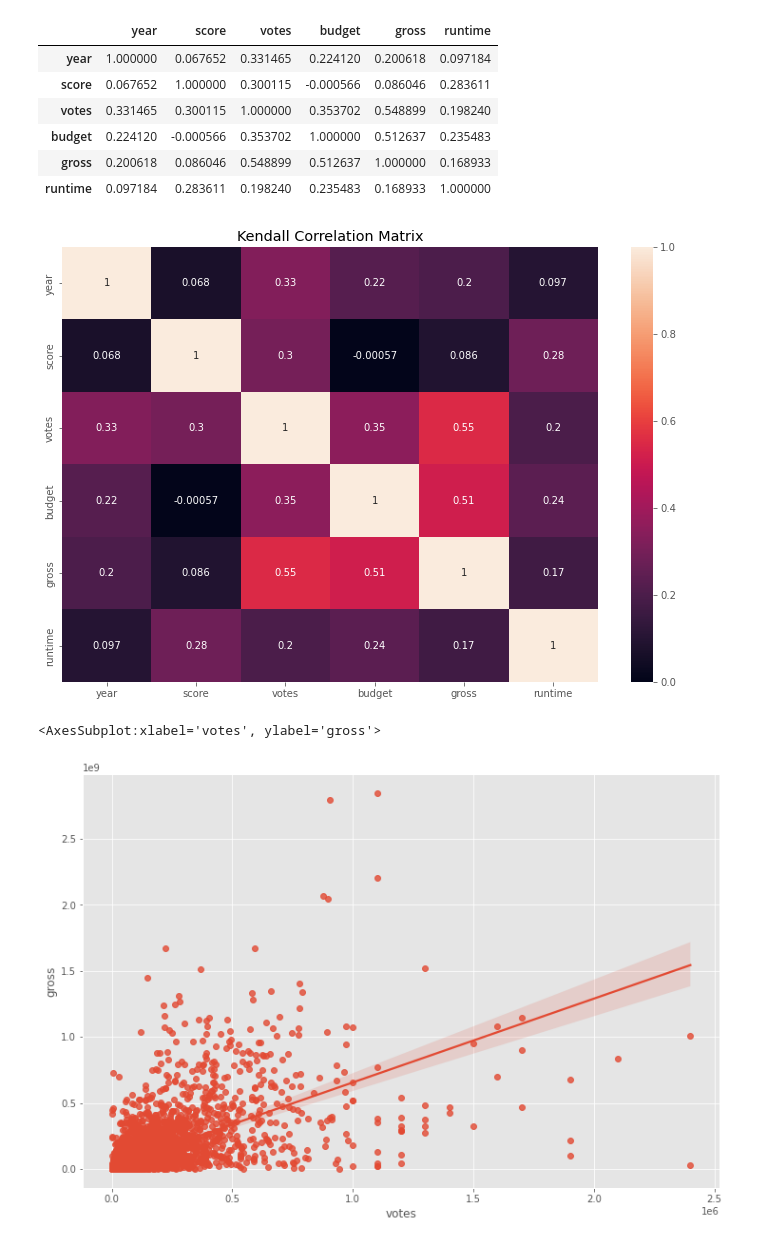
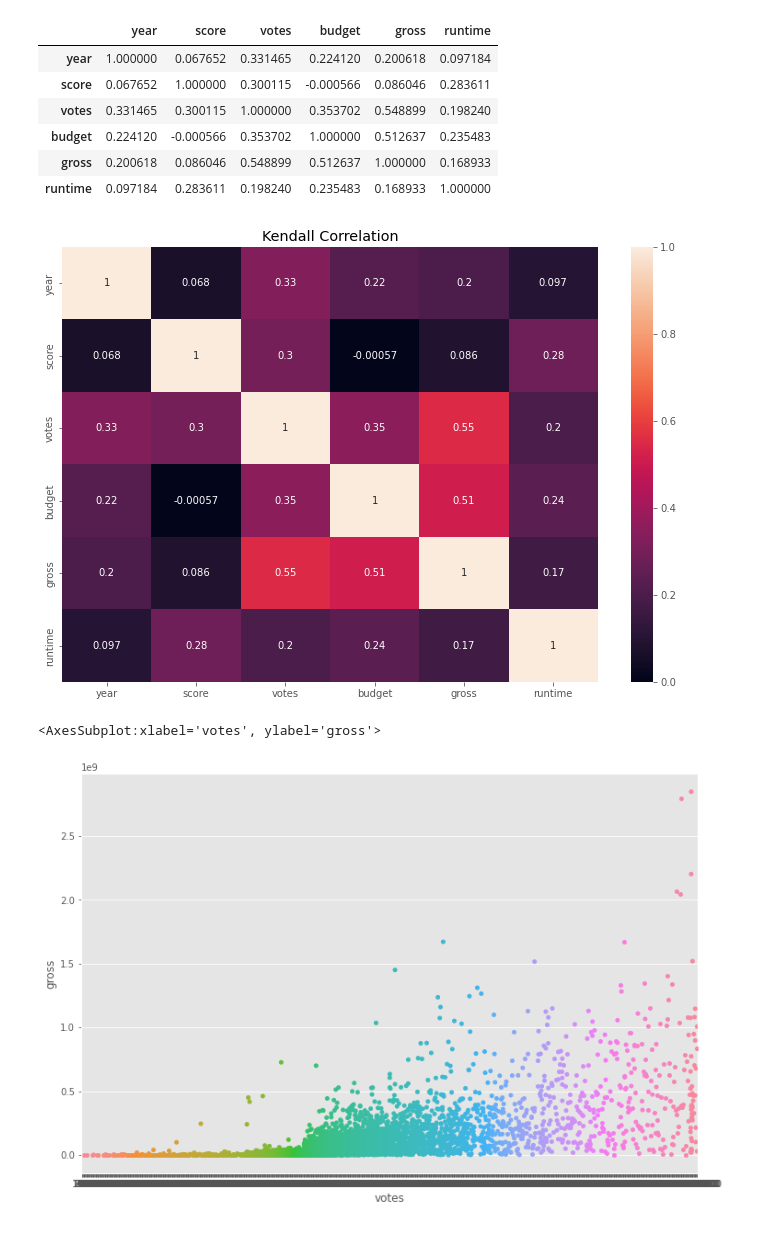
Before and after one commit to johncshort/Portfolio_Projects, a Jupyter notebook: Movie Correlation.ipynb, the cells around one changed output. Drawn from its saved outputs; the diff is of its cells as text; code cells hidden in the pictures.

```diff
--- a/Movie Correlation.ipynb
+++ b/Movie Correlation.ipynb
@@ -184,16 +167,15 @@ correlation_matrix = df.corr(method = 'kendall')
 
 sns.heatmap(correlation_matrix, annot = True)
 
-plt.title("Kendall Correlation Matrix")
+plt.title("Kendall Correlation")
 
 plt.show()
 # %% [output]
-[figure, old version]
+[figure, new version]
 # %%
-# Plot votes vs. gross using regression plot
-
-sns.regplot(x = "votes", y = "gross", data = df)
+# Plot votes vs. gross using strip plot
+sns.stripplot(x = "votes", y = "gross", data = df)
 # %% [output]
 <AxesSubplot:xlabel='votes', ylabel='gross'>
-[figure, old version]
+[figure, new version]
 # %%
```
Also changed, not shown: parts of 14 cells of this notebook.
